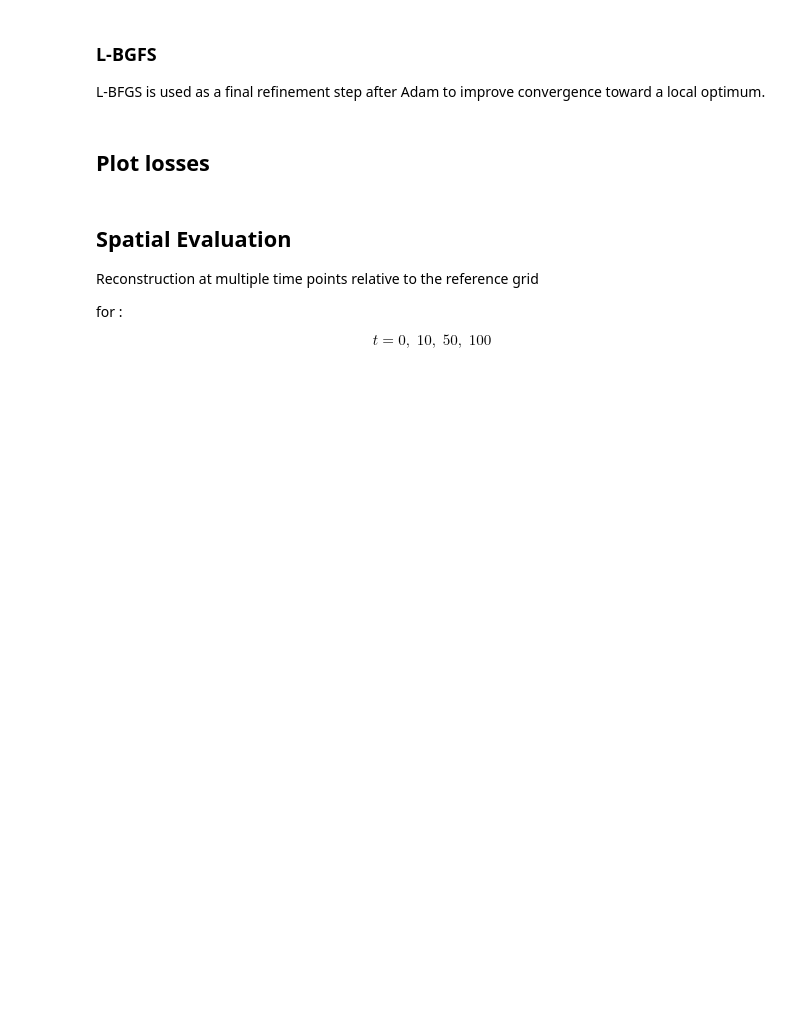
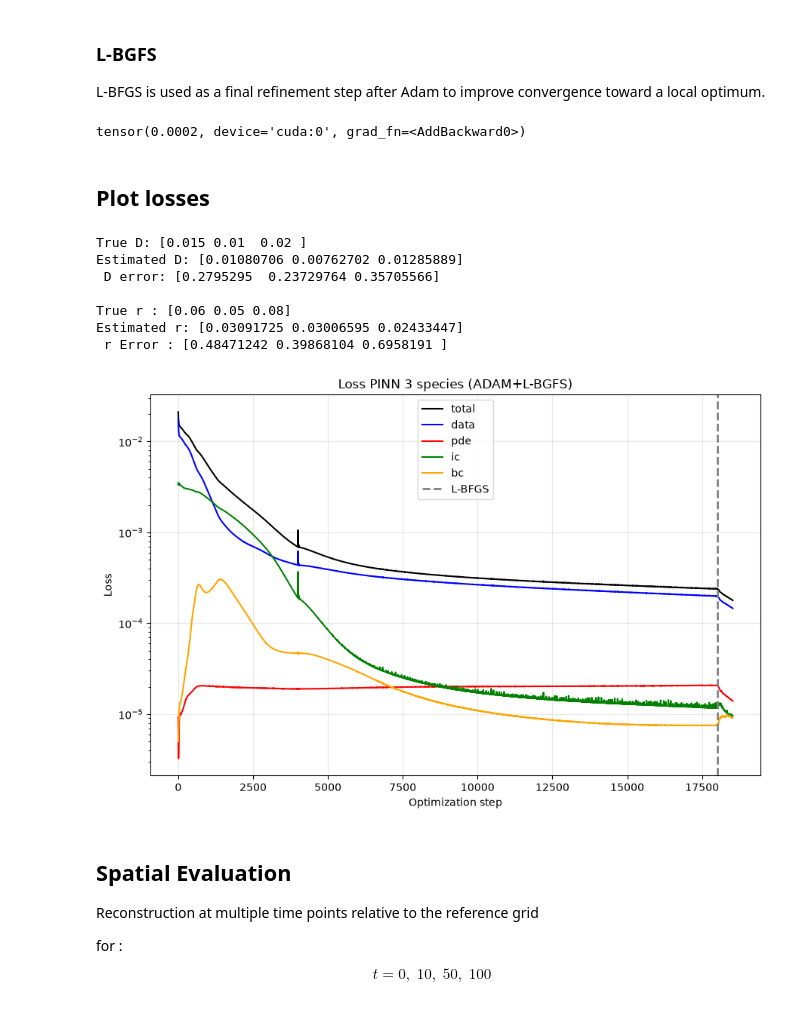
Before and after one commit to Fred97419/protoype-pinn-forest-dynamics, a Jupyter notebook: protoype.ipynb, the cells around one changed output. Saved outputs shown, nothing was run; the diff lists cells and outputs as text; code cells hidden in the pictures; blank space fills up the shorter version.

```diff
--- a/protoype.ipynb
+++ b/protoype.ipynb
@@ -59,13 +61,14 @@ alpha_light = torch.tensor(
     [0.8, 1.0, 1.2],
     dtype=torch.float32,
     device=device
-)
+) # beer-lambert
+
 A = np.array([0.75, 0.65, 0.80], dtype=np.float32)
 mu = np.array([
     [5.0, 5.0],    # espèce 1
     [15.0, 6.0],   # espèce 2
     [10.0, 15.0]   # espèce 3
-], dtype=np.float32)
+], dtype=np.float32) #position
 sigma = np.array([0.8, 1.0, 0.9], dtype=np.float32)
 # %% [markdown]
 ## 2  2D Initial Conditions
@@ -687,8 +694,9 @@ def total_loss(model , D , r , lambda_data = 1.0 , lambda_pde = 1.0 , lambda_ic
 
 trainable_params = list(model.parameters()) + [rho_D, rho_r]
 
-D_fixed = torch.tensor(D_true, dtype=torch.float32, device=device)
-r_fixed = torch.tensor(r_true, dtype=torch.float32, device=device)
+
+D_fixed = torch.tensor(D_initial_guess, dtype=torch.float32, device=device)
+r_fixed = torch.tensor(r_initial_guess, dtype=torch.float32, device=device)
 # %% [markdown]
 
 
@@ -853,6 +888,8 @@ def closure():
     return loss
 # %%
 optimizer_lbfgs.step(closure)
+# %% [output]
+tensor(0.0002, device='cuda:0', grad_fn=<AddBackward0>)
 # %% [markdown]
 ## Plot losses
 # %%
@@ -876,10 +913,10 @@ loss_names = ["total", "data", "pde", "ic", "bc"]
 
 loss_colors = {
     "total": "black",
-    "data": "tab:blue",
-    "pde": "tab:red",
-    "ic": "tab:green",
-    "bc": "tab:orange"
+    "data": "blue",
+    "pde": "red",
+    "ic": "green",
+    "bc": "orange"
 }
 
 adam_end = len(history["total"])
@@ -888,33 +925,42 @@ plt.figure(figsize=(9, 6))
 
 for name in loss_names:
     adam_values = history[name]
     lbfgs_values = [h[name] for h in lbfgs_history]
 
     all_values = np.concatenate([adam_values, lbfgs_values])
 
     plt.plot(
         all_values,
         color=loss_colors[name],
         linewidth=1.5,
         label=name
     )
 
 plt.axvline(
     adam_end,
     linestyle="--",
     linewidth=2,
     color="gray",
     label="L-BFGS"
 )
 
 plt.yscale("log")
 plt.xlabel("Optimization step")
 plt.ylabel("Loss")
 plt.title("Loss PINN 3 species (ADAM+L-BGFS)")
 plt.grid(True, alpha=0.3)
 plt.legend()
 plt.tight_layout()
 plt.show()
+# %% [output]
+True D: [0.015 0.01  0.02 ]
+Estimated D: [0.01080706 0.00762702 0.01285889]
+ D error: [0.2795295  0.23729764 0.35705566]
+
+True r : [0.06 0.05 0.08]
+Estimated r: [0.03091725 0.03006595 0.02433447]
+ r Error : [0.48471242 0.39868104 0.6958191 ]
+[figure, added]
 # %% [markdown]
 ## Spatial Evaluation
 
```
Also changed, not shown: parts of 15 cells of this notebook, 1 other file.
